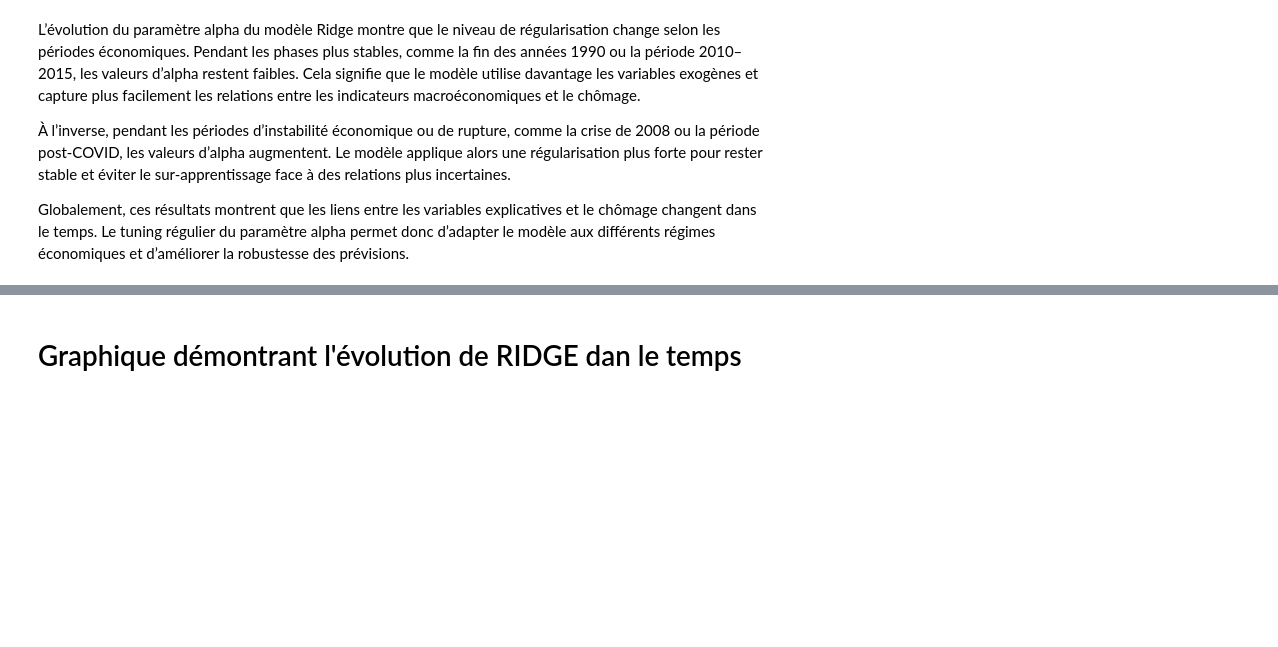
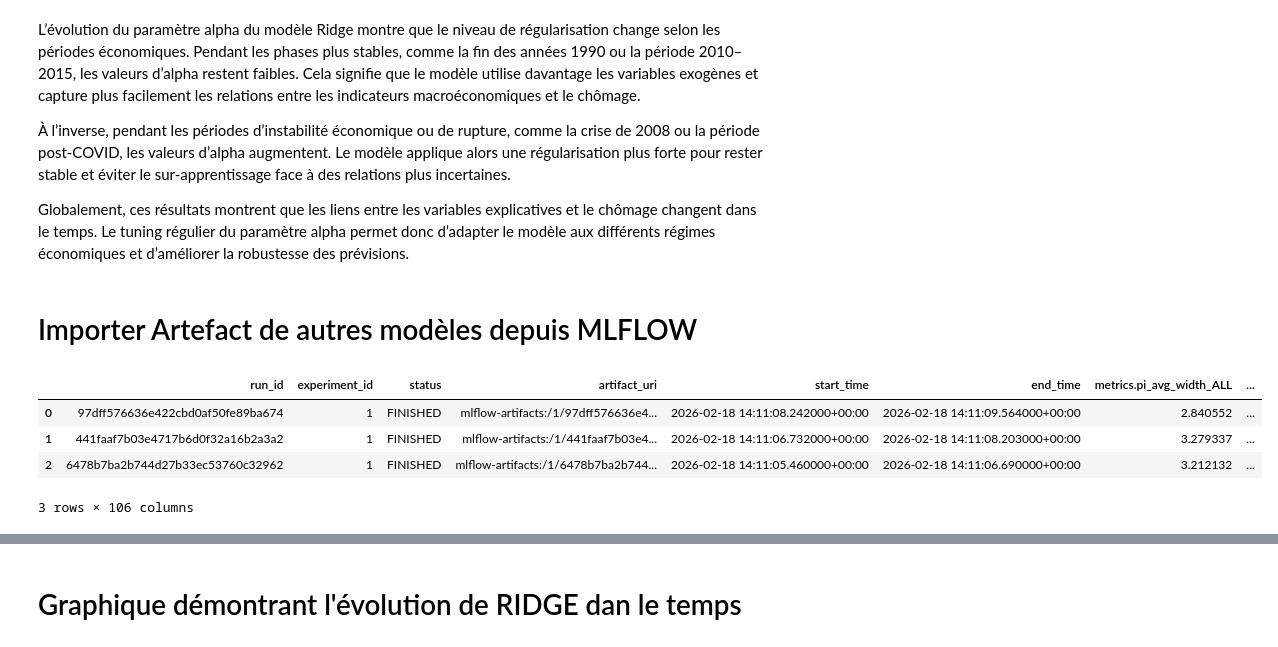
Before and after one commit to MitaDataAI/Explainable_AI_Forecast_and_explain_the_Unemployment_of_USA, a Jupyter notebook: 3_notebook/ML Experiment/1_5_Experiment_RIDGE.ipynb, the cells around one changed output, grey strips where cells are left out. Drawn from its saved outputs; the diff is of its cells as text; code cells hidden in the pictures; blank space fills up the shorter version.

```diff
--- a/3_notebook/ML Experiment/1_5_Experiment_RIDGE.ipynb
+++ b/3_notebook/ML Experiment/1_5_Experiment_RIDGE.ipynb
@@ -362,3 +368,36 @@ L’évolution du paramètre alpha du modèle Ridge montre que le niveau de rég
 À l’inverse, pendant les périodes d’instabilité économique ou de rupture, comme la crise de 2008 ou la période post-COVID, les valeurs d’alpha augmentent. Le modèle applique alors une régularisation plus forte pour rester stable et éviter le sur-apprentissage face à des relations plus incertaines.
 
 Globalement, ces résultats montrent que les liens entre les variables explicatives et le chômage changent dans le temps. Le tuning régulier du paramètre alpha permet donc d’adapter le modèle aux différents régimes économiques et d’améliorer la robustesse des prévisions.
+# %% [markdown]
+# Importer Artefact de autres modèles depuis MLFLOW
+# %%
+import mlflow
+
+# --------------------------------------------------
+# 1) Connexion MLflow
+# --------------------------------------------------
+mlflow.set_tracking_uri("http://127.0.0.1:5000")
+
+# nom de ton experiment
+experiment_name = "H2_testing"
+
+exp = mlflow.get_experiment_by_name(experiment_name)
+exp_id = exp.experiment_id
+
+# --------------------------------------------------
+# 2) Charger les runs (du plus récent au plus ancien)
+# --------------------------------------------------
+runs_df = mlflow.search_runs(
+    experiment_ids=[exp_id],
+    order_by=["start_time DESC"],
+    max_results=200
+)
+
+# voir un aperçu
+runs_df.head()
+# %% [output]
+|  | run_id | experiment_id | status | artifact_uri | start_time | end_time | metrics.pi_avg_width_ALL | ... |
+| 0 | 97dff576636e422cbd0af50fe89ba674 | 1 | FINISHED | mlflow-artifacts:/1/97dff576636e4... | 2026-02-18 14:11:08.242000+00:00 | 2026-02-18 14:11:09.564000+00:00 | 2.840552 | ... |
+| 1 | 441faaf7b03e4717b6d0f32a16b2a3a2 | 1 | FINISHED | mlflow-artifacts:/1/441faaf7b03e4... | 2026-02-18 14:11:06.732000+00:00 | 2026-02-18 14:11:08.203000+00:00 | 3.279337 | ... |
+| 2 | 6478b7ba2b744d27b33ec53760c32962 | 1 | FINISHED | mlflow-artifacts:/1/6478b7ba2b744... | 2026-02-18 14:11:05.460000+00:00 | 2026-02-18 14:11:06.690000+00:00 | 3.212132 | ... |
+3 rows × 106 columns
```
Also changed, not shown: parts of 11 cells of this notebook, 21 other files.
